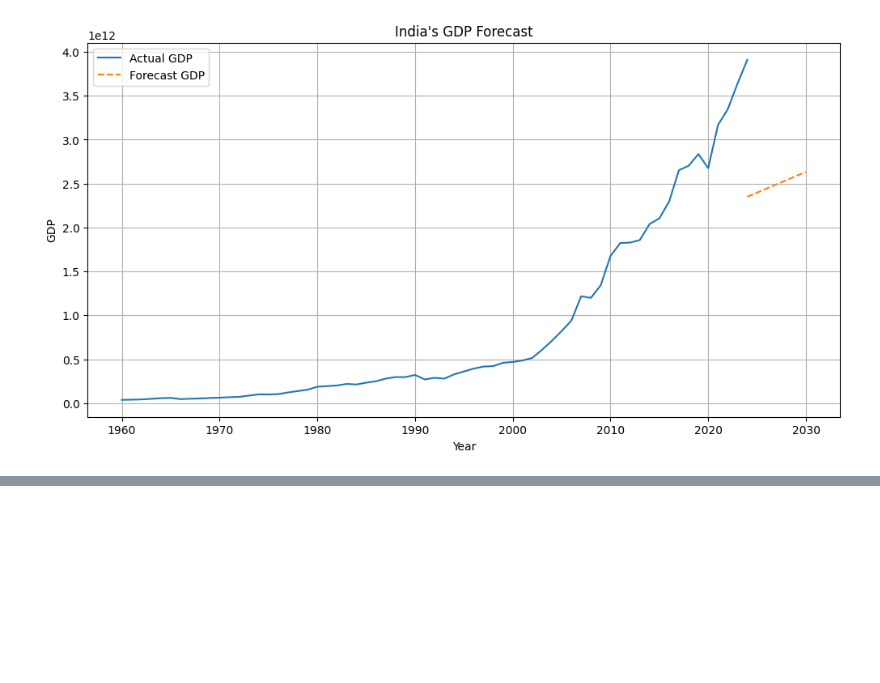
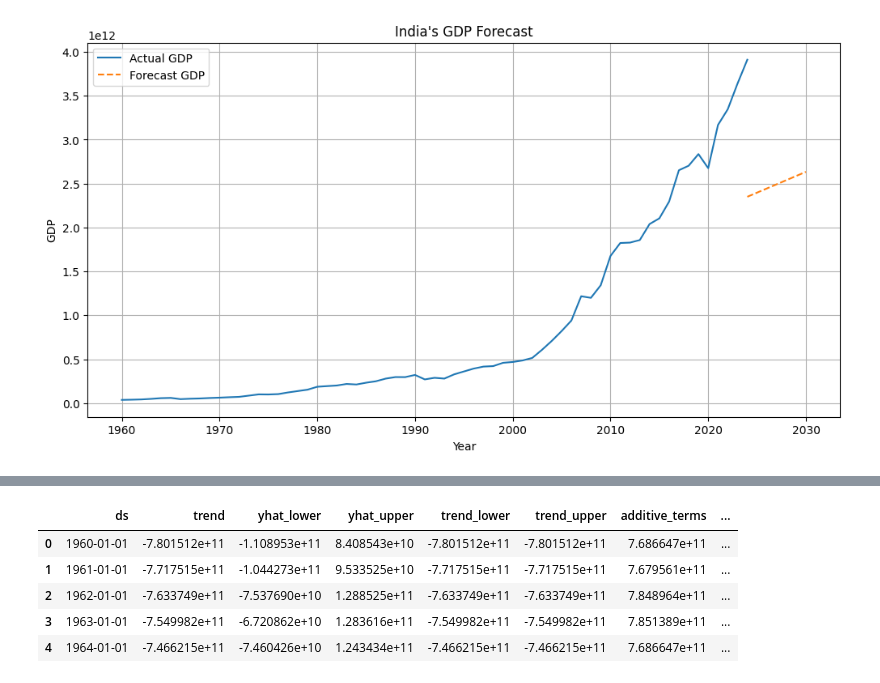
Before and after one commit to Sudhanva05/India-gdp-analysis, a Jupyter notebook: 03_gdp_forecasting.ipynb, the cells around one changed output, grey strips where cells are left out. Saved outputs shown, nothing was run; the diff lists cells and outputs as text; code cells hidden in the pictures; blank space fills up the shorter version.

```diff
--- a/03_gdp_forecasting.ipynb
+++ b/03_gdp_forecasting.ipynb
@@ -60,0 +88,13 @@ plt.show()
+# %%
+future = model.make_future_dataframe(periods=10, freq="Y")
+
+forecast = model.predict(future)
+
+forecast.head()
+# %% [output]
+|  | ds | trend | yhat_lower | yhat_upper | trend_lower | trend_upper | additive_terms | ... |
+| 0 | 1960-01-01 | -7.801512e+11 | -1.108953e+11 | 8.408543e+10 | -7.801512e+11 | -7.801512e+11 | 7.686647e+11 | ... |
+| 1 | 1961-01-01 | -7.717515e+11 | -1.044273e+11 | 9.533525e+10 | -7.717515e+11 | -7.717515e+11 | 7.679561e+11 | ... |
+| 2 | 1962-01-01 | -7.633749e+11 | -7.537690e+10 | 1.288525e+11 | -7.633749e+11 | -7.633749e+11 | 7.848964e+11 | ... |
+| 3 | 1963-01-01 | -7.549982e+11 | -6.720862e+10 | 1.283616e+11 | -7.549982e+11 | -7.549982e+11 | 7.851389e+11 | ... |
+| 4 | 1964-01-01 | -7.466215e+11 | -7.460426e+10 | 1.243434e+11 | -7.466215e+11 | -7.466215e+11 | 7.686647e+11 | ... |
```
Also changed, not shown: parts of 4 cells of this notebook.
